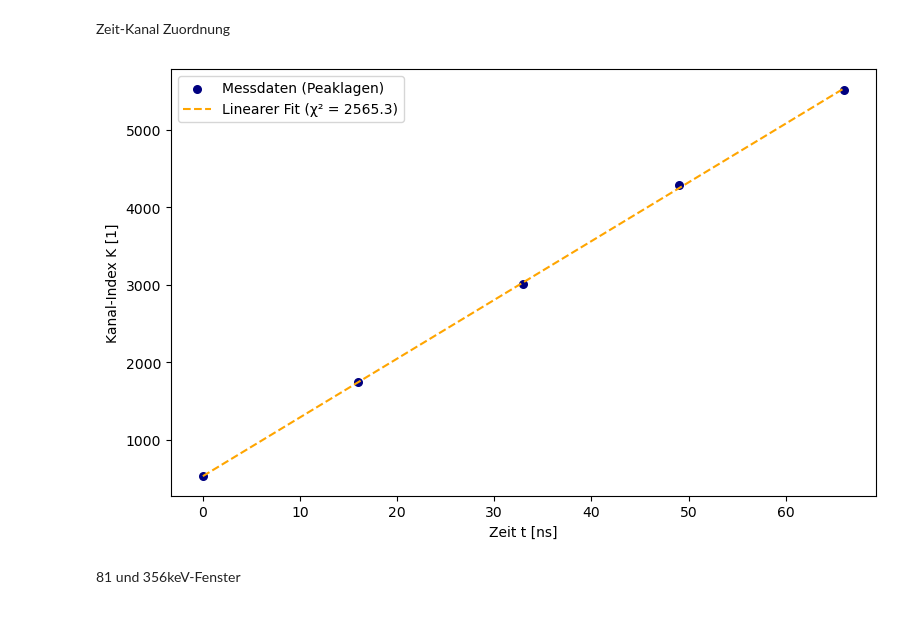
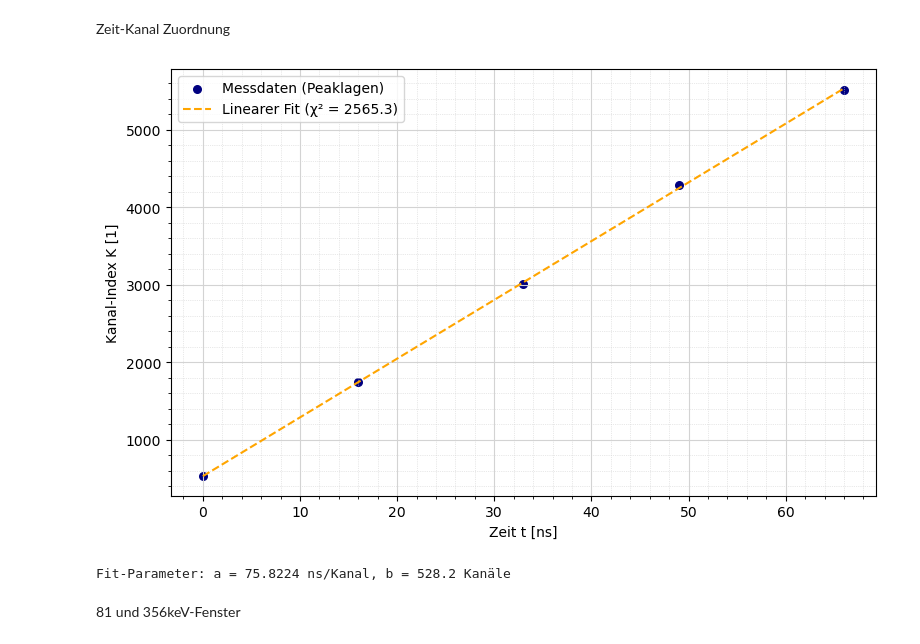
Before and after one commit to AriehT/p5_2026, a Jupyter notebook: v525/code/Auswertung.ipynb, the cells around one changed output. Cells and saved outputs as stored; diff of their text form; code cells hidden in the pictures.

```diff
--- a/v525/code/Auswertung.ipynb
+++ b/v525/code/Auswertung.ipynb
@@ -916,37 +1118,52 @@ Zeit-Kanal Zuordnung
 import numpy as np
 import matplotlib.pyplot as plt
 from scipy.optimize import curve_fit
+from matplotlib.ticker import MultipleLocator
 
 def linear(t, a, b):
     return a * t + b
 
 # Deine Delay-Zeiten (ns) – passend zu den Peaks
 t = np.array([0, 16, 33, 49, 66])  # ggf. 82 ergänzen, wenn du 6 Peaks hast
 
 # Deine Peaklagen μ aus dem Gauß-Fit (Kanalindex)
 K = np.array([ 526, 1743, 3011, 4285, 5511])  # an deine Werte anpassen
 
 popt, pcov = curve_fit(linear, t, K)
 a_fit, b_fit = popt
 
 K_fit = linear(t, *popt)
 residuals = K - K_fit
 chi2 = np.sum(residuals**2)
 
 plt.figure(figsize=(8, 5))
 plt.scatter(t, K, color="navy", s=30, label="Messdaten (Peaklagen)")
 t_plot = np.linspace(t.min(), t.max(), 500)
 plt.plot(t_plot, linear(t_plot, *popt),
          '--', color='orange',
          label=f'Linearer Fit (χ² = {chi2:.1f})')
 
 plt.xlabel("Zeit t [ns]")
 plt.ylabel("Kanal-Index K [1]")
 plt.legend()
+#plt.grid()
 plt.tight_layout()
+plt.minorticks_on()
+
+# 2. Style both major and minor grids (making minor lines thinner/lighter)
+plt.grid(which='major', color='lightgray', linestyle='-', linewidth=0.8)
+plt.grid(which='minor', color='lightgray', linestyle=':', linewidth=0.5)
+
+plt.savefig("Zeit_Kanal_Zuordnung.png", dpi=300)
+#plt.grid(True)
 plt.show()
+#plt.grid(which='both')
+#plt.grid(which='minor', alpha=0.2)
+#plt.grid(which='major', alpha=0.5)
+print(f"Fit-Parameter: a = {a_fit:.4f} ns/Kanal, b = {b_fit:.1f} Kanäle")
 # %% [output]
-[figure, old version]
+[figure, new version]
+Fit-Parameter: a = 75.8224 ns/Kanal, b = 528.2 Kanäle
 # %% [markdown]
 81 und 356keV-Fenster
 # %%
```
Also changed, not shown: parts of 7 cells of this notebook, 29 other files.
